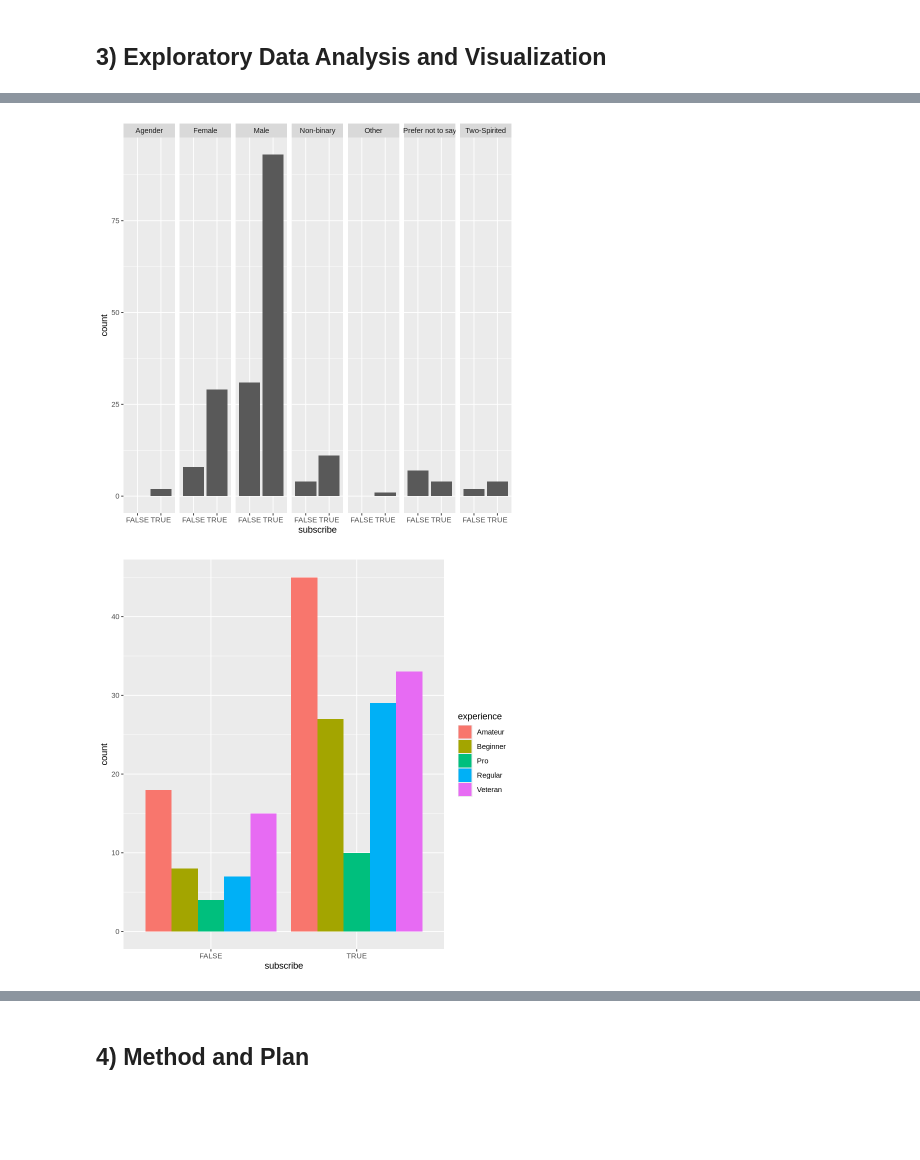
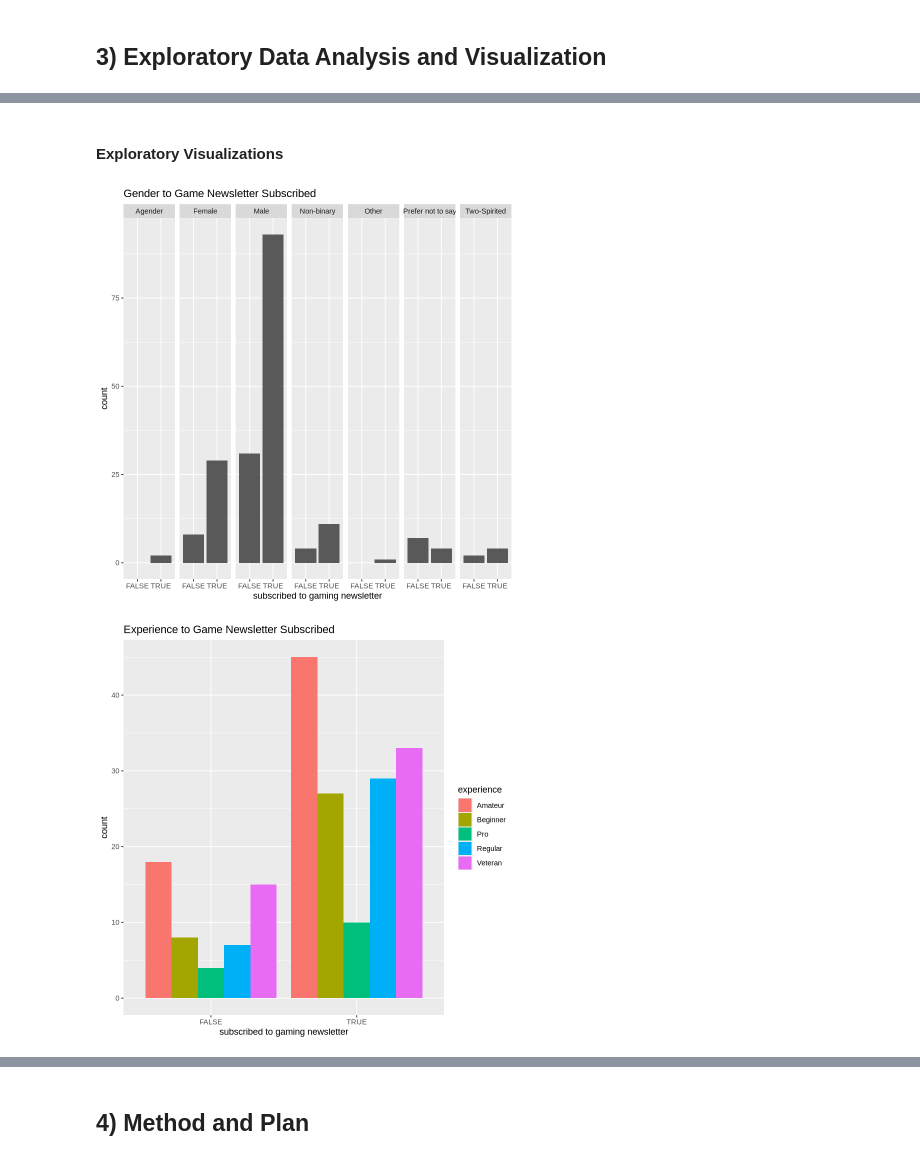
Before and after one commit to annixu921-creator/Dsci-100-group-project, a Jupyter notebook: Individual Plan G14.ipynb, the cells around one changed output, grey strips where cells are left out. Drawn from its saved outputs; the diff is of its cells as text; code cells hidden in the pictures; blank space fills up the shorter version.

Commit message:
Commit 6 Adding to 3) and 4)
Finishing 3) finishing most of plots, mean, wrangling as well as starting on my method plan explanation.

```diff
--- a/Individual Plan G14.ipynb
+++ b/Individual Plan G14.ipynb
@@ -10,6 +10,10 @@ library(tidyverse)
 url = "http://drive.google.com/uc?rxport-download&id=19dtTv9I4hUdTKPBrM1QgI3A0ru68ssds"
 players <- read_csv(url)
 dim(players); head(players)
+
+url = "http://drive.google.com/uc?rxport-download&id=1zq0afrLG6syCD3_ezQoOP7T-GBM2XaqA"
+sessions <- read_csv(url)
+dim(sessions); head(sessions)
 # %% [output]
 Rows: 196 Columns: 7
 ── Column specification ────────────────────────────────────────────────────────
@@ -118,6 +171,12 @@ A tibble: 6 × 7
+# %% [markdown]
+#### Exploratory Visualizations
 # %%
-ggplot(players, aes(x=subscribe)) + geom_bar() + facet_grid(cols = vars(gender))
-ggplot(players, aes(x=subscribe)) + geom_bar(aes(fill=experience), position="dodge")
+ggplot(players, aes(x=subscribe)) + geom_bar() + facet_grid(cols = vars(gender)) +
+    labs( title = "Gender to Game Newsletter Subscribed") +
+    xlab("subscribed to gaming newsletter")
+ggplot(players, aes(x=subscribe)) + geom_bar(aes(fill=experience), position="dodge") +
+    labs( title = "Experience to Game Newsletter Subscribed") +
+    xlab("subscribed to gaming newsletter")
 # %% [output]
-[figure, old version]
+[figure, new version]
-[figure, old version]
+[figure, new version]
```
Also changed, not shown: parts of 11 cells of this notebook.
